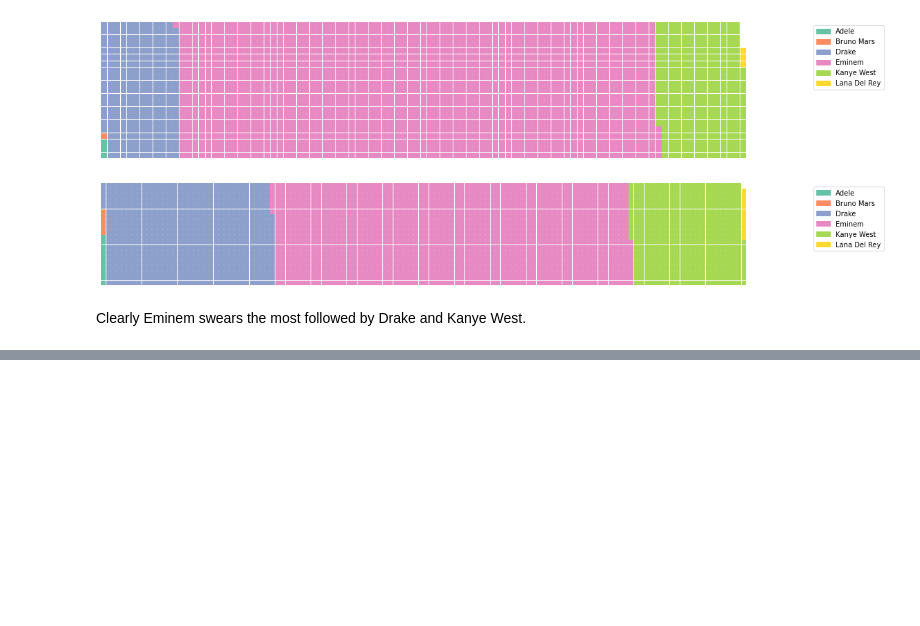
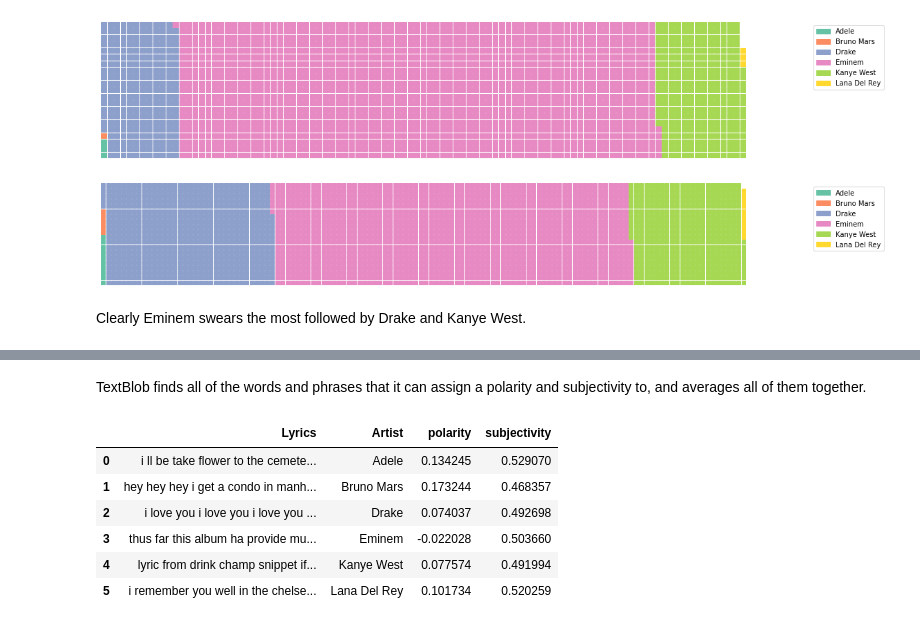
Before and after one commit to martinalex7/ProjetPython2A, a Jupyter notebook: rapports/2_data_exploratory_analysis.ipynb, the cells around one changed output, grey strips where cells are left out. Cells and saved outputs as stored; diff of their text form; code cells hidden in the pictures; blank space fills up the shorter version.

```diff
--- a/rapports/2_data_exploratory_analysis.ipynb
+++ b/rapports/2_data_exploratory_analysis.ipynb
@@ -243,0 +261,29 @@ Clearly Eminem swears the most followed by Drake and Kanye West.
+# %% [markdown]
+TextBlob finds all of the words and phrases that it can assign a polarity and subjectivity to, and averages all of them together.
+# %%
+pol = lambda x: TextBlob(x).sentiment.polarity
+sub = lambda x: TextBlob(x).sentiment.subjectivity
+
+d = {'Lyrics': [], 'Artist':artist_names}
+
+for filename in os.listdir('C:/Maria/2A/ProjetPython2A/artist_data'):
+    data = pd.read_csv(f'C:/Maria/2A/ProjetPython2A/artist_data/{filename}')
+    text= " ".join( str(lyrics) for lyrics in data['Clean Lyrics'])
+    d['Lyrics'].append(text)
+
+df=pd.DataFrame(d)
+
+
+
+df['polarity'] = df['Lyrics'].apply(pol)
+df['subjectivity'] = df['Lyrics'].apply(sub)
+
+df
+# %% [output]
+|  | Lyrics | Artist | polarity | subjectivity |
+| 0 | i ll be take flower to the cemete... | Adele | 0.134245 | 0.529070 |
+| 1 | hey hey hey i get a condo in manh... | Bruno Mars | 0.173244 | 0.468357 |
+| 2 | i love you i love you i love you ... | Drake | 0.074037 | 0.492698 |
+| 3 | thus far this album ha provide mu... | Eminem | -0.022028 | 0.503660 |
+| 4 | lyric from drink champ snippet if... | Kanye West | 0.077574 | 0.491994 |
+| 5 | i remember you well in the chelse... | Lana Del Rey | 0.101734 | 0.520259 |
```
Also changed, not shown: parts of 7 cells of this notebook.
